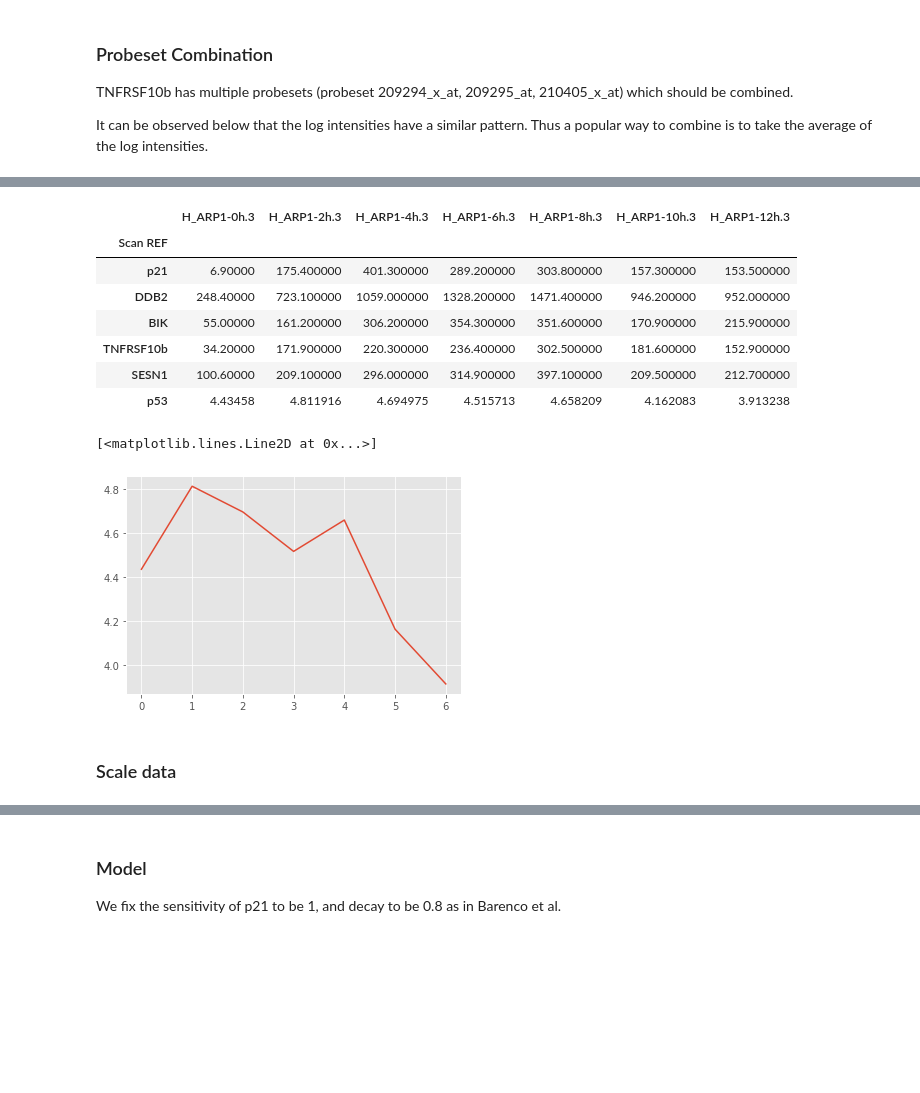
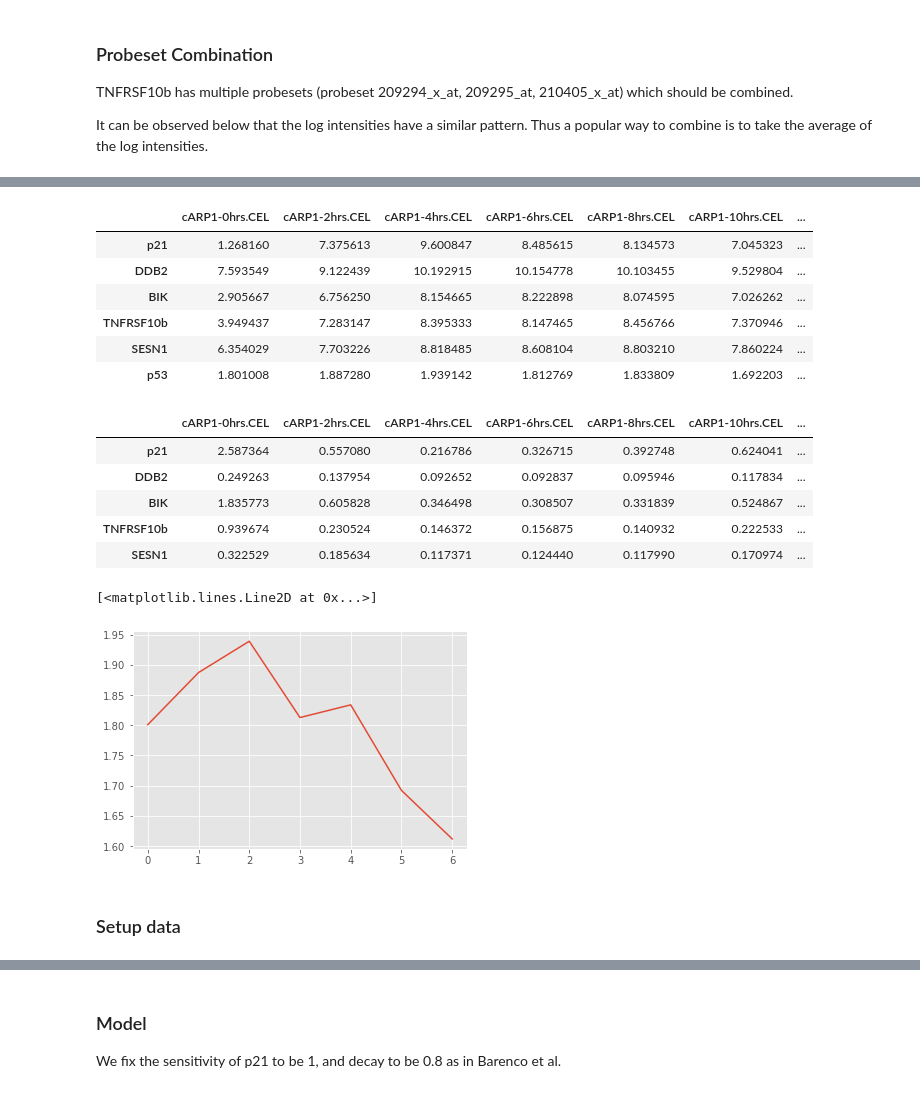
Before and after one commit to JCobbles/trangp, a Jupyter notebook: Lawrence Replication.ipynb, the cells around one changed output, grey strips where cells are left out. Cells and saved outputs as stored; diff of their text form; code cells hidden in the pictures; blank space fills up the shorter version.

```diff
--- a/Lawrence Replication.ipynb
+++ b/Lawrence Replication.ipynb
@@ -27,9 +38,3 @@ The original paper restricted their interest to 5 known targets of p53:
 - SESN1/hPA26 -- (probeset 218346_s_at)
 - BIK ----------------- (probeset 205780_at)
 - TNFRSF10b ----- (probeset 209294_x_at, 209295_at, 210405_x_at)
-# %%
-with open('barenco_processed.tsv', 'r') as f:
-    index = 0
-    df = pd.read_csv(f, delimiter='\t', index_col=0)
-display(df.head(5))
-columns = ['H_ARP1-0h.3', 'H_ARP1-2h.3', 'H_ARP1-4h.3', 'H_ARP1-6h.3', 'H_ARP1-8h.3', 'H_ARP1-10h.3', 'H_ARP1-12h.3']
@@ -45,3 +41,21 @@ columns = ['H_ARP1-0h.3', 'H_ARP1-2h.3', 'H_ARP1-4h.3', 'H_ARP1-6h.3', 'H_ARP1-8
+# %%
+mmgmos_processed = True
+if mmgmos_processed:
+    with open('barencoPUMA_exprs.csv', 'r') as f:
+        df = pd.read_csv(f, index_col=0)
+    with open('barencoPUMA_se.csv', 'r') as f:
+        dfe = pd.read_csv(f, index_col=0)
+    columns = [f'cARP1-{t}hrs.CEL' for t in np.arange(7)*2]
+
+else:
+    with open('barenco_processed.tsv', 'r') as f:
+        df = pd.read_csv(f, delimiter='\t', index_col=0)
+    display(df.head(5))
+    columns = [f'H_ARP1-{t}h.3' for t in np.arange(7)*2]
+
+known_target_genes = ['203409_at', '202284_s_at', '218346_s_at', '205780_at', '209295_at']
+genes = df[df.index.isin(known_target_genes)][columns]
+genes_se = dfe[dfe.index.isin(known_target_genes)][columns]
 # %%
 assert df[df.duplicated()].size == 0
 # %% [markdown]
@@ -79,32 +91,40 @@ TNFRSF10b_mean = pd.Series(TNFRSF10b.mean(0), index=genes.columns, name='TNFRSF1
 # %%
-genes.rename(index={
+index ={
     '203409_at': 'DDB2',
     '202284_s_at': 'p21',
     '218346_s_at': 'SESN1',
     '205780_at': 'BIK',
     '209295_at': 'TNFRSF10b'
-}, inplace=True)
+}
+genes.rename(index=index, inplace=True)
+genes_se.rename(index=index, inplace=True)
 
 # genes = genes.append(TNFRSF10b_mean, ignore_index=False)
 genes = genes.append(p53_mean, ignore_index=False).astype(np.float64)
 #print(genes.loc[genes['Scan REF'] == pd.nan, 'Scan REF'])# = 'test'
 display(genes)
+display(genes_se)
 # %% [output]
-|  | H_ARP1-0h.3 | H_ARP1-2h.3 | H_ARP1-4h.3 | H_ARP1-6h.3 | H_ARP1-8h.3 | H_ARP1-10h.3 | H_ARP1-12h.3 |
-| Scan REF |  |  |  |  |  |  |  |
-| p21 | 6.90000 | 175.400000 | 401.300000 | 289.200000 | 303.800000 | 157.300000 | 153.500000 |
-| DDB2 | 248.40000 | 723.100000 | 1059.000000 | 1328.200000 | 1471.400000 | 946.200000 | 952.000000 |
-| BIK | 55.00000 | 161.200000 | 306.200000 | 354.300000 | 351.600000 | 170.900000 | 215.900000 |
-| TNFRSF10b | 34.20000 | 171.900000 | 220.300000 | 236.400000 | 302.500000 | 181.600000 | 152.900000 |
-| SESN1 | 100.60000 | 209.100000 | 296.000000 | 314.900000 | 397.100000 | 209.500000 | 212.700000 |
-| p53 | 4.43458 | 4.811916 | 4.694975 | 4.515713 | 4.658209 | 4.162083 | 3.913238 |
+|  | cARP1-0hrs.CEL | cARP1-2hrs.CEL | cARP1-4hrs.CEL | cARP1-6hrs.CEL | cARP1-8hrs.CEL | cARP1-10hrs.CEL | ... |
+| p21 | 1.268160 | 7.375613 | 9.600847 | 8.485615 | 8.134573 | 7.045323 | ... |
+| DDB2 | 7.593549 | 9.122439 | 10.192915 | 10.154778 | 10.103455 | 9.529804 | ... |
+| BIK | 2.905667 | 6.756250 | 8.154665 | 8.222898 | 8.074595 | 7.026262 | ... |
+| TNFRSF10b | 3.949437 | 7.283147 | 8.395333 | 8.147465 | 8.456766 | 7.370946 | ... |
+| SESN1 | 6.354029 | 7.703226 | 8.818485 | 8.608104 | 8.803210 | 7.860224 | ... |
+| p53 | 1.801008 | 1.887280 | 1.939142 | 1.812769 | 1.833809 | 1.692203 | ... |
+|  | cARP1-0hrs.CEL | cARP1-2hrs.CEL | cARP1-4hrs.CEL | cARP1-6hrs.CEL | cARP1-8hrs.CEL | cARP1-10hrs.CEL | ... |
+| p21 | 2.587364 | 0.557080 | 0.216786 | 0.326715 | 0.392748 | 0.624041 | ... |
+| DDB2 | 0.249263 | 0.137954 | 0.092652 | 0.092837 | 0.095946 | 0.117834 | ... |
+| BIK | 1.835773 | 0.605828 | 0.346498 | 0.308507 | 0.331839 | 0.524867 | ... |
+| TNFRSF10b | 0.939674 | 0.230524 | 0.146372 | 0.156875 | 0.140932 | 0.222533 | ... |
+| SESN1 | 0.322529 | 0.185634 | 0.117371 | 0.124440 | 0.117990 | 0.170974 | ... |
 # %%
 plt.plot(genes[genes.index == 'p53'].values[0])
 # %% [output]
 [<matplotlib.lines.Line2D at 0x...>]
-[figure, old version]
+[figure, new version]
 # %% [markdown]
-### Scale data
+### Setup data
 # %%
 num_genes = 5 #X.shape[1]
 num_times = 7
```
Also changed, not shown: parts of 22 cells of this notebook.
